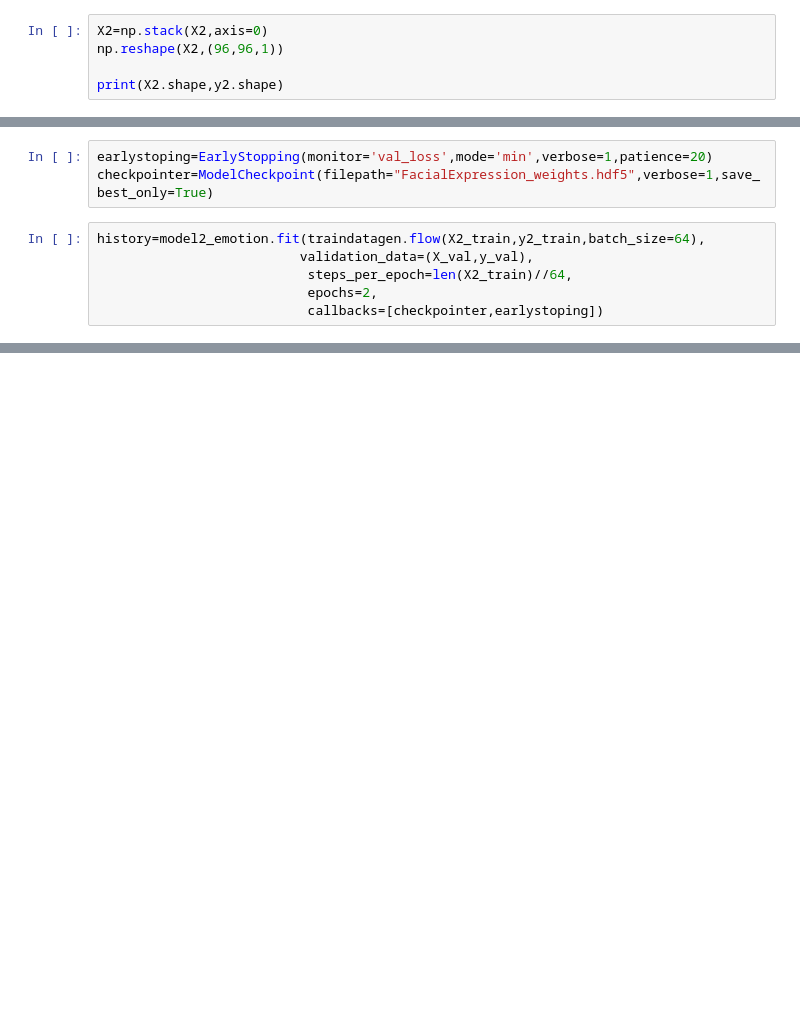
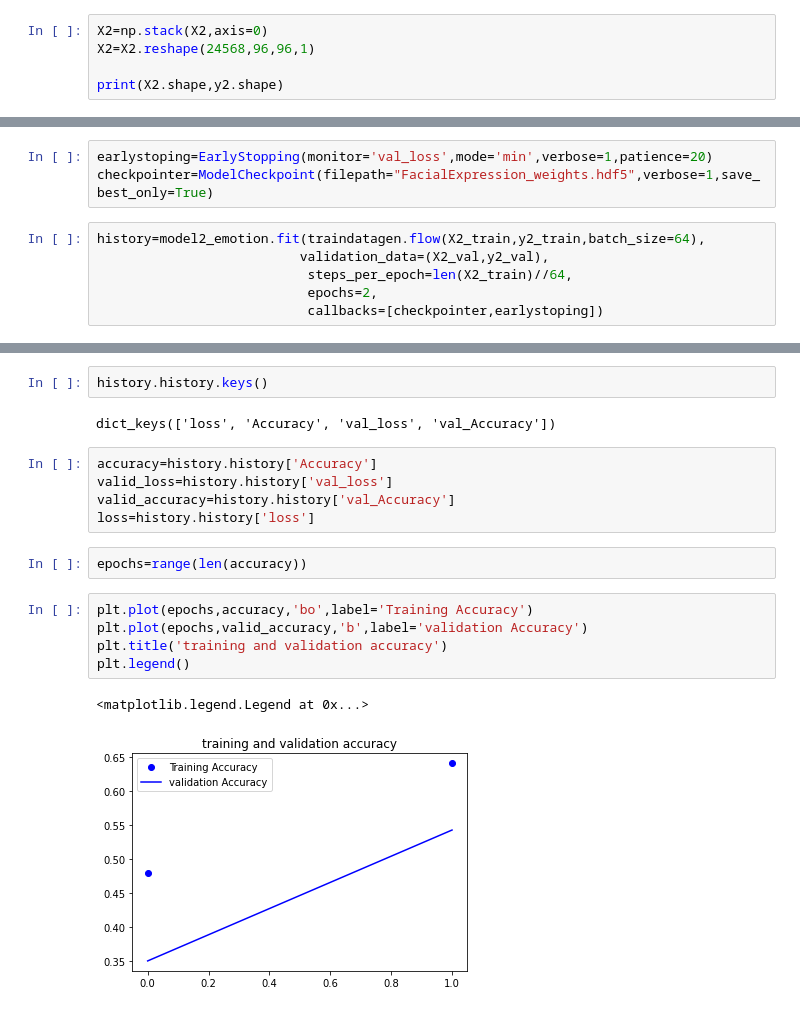
Before and after one commit to Bhavit03/My_work, a Jupyter notebook: emotionai.ipynb, the cells around one changed output, grey strips where cells are left out. Drawn from its saved outputs; the diff is of its cells as text; blank space fills up the shorter version.

```diff
--- a/emotionai.ipynb
+++ b/emotionai.ipynb
@@ -523,7 +546,7 @@ X2.shape
 (24568,)
 # %%
 X2=np.stack(X2,axis=0)
-np.reshape(X2,(96,96,1))
+X2=X2.reshape(24568,96,96,1)
 
 print(X2.shape,y2.shape)
 # %% [output]
@@ -581,7 +634,7 @@ earlystoping=EarlyStopping(monitor='val_loss',mode='min',verbose=1,patience=20)
 checkpointer=ModelCheckpoint(filepath="FacialExpression_weights.hdf5",verbose=1,save_best_only=True)
 # %%
 history=model2_emotion.fit(traindatagen.flow(X2_train,y2_train,batch_size=64),
-                          validation_data=(X_val,y_val),
+                          validation_data=(X2_val,y2_val),
                            steps_per_epoch=len(X2_train)//64,
                            epochs=2,
                            callbacks=[checkpointer,earlystoping])
@@ -587,0 +665,19 @@ history=model2_emotion.fit(traindatagen.flow(X2_train,y2_train,batch_size=64),
+# %%
+history.history.keys()
+# %% [output]
+dict_keys(['loss', 'Accuracy', 'val_loss', 'val_Accuracy'])
+# %%
+accuracy=history.history['Accuracy']
+valid_loss=history.history['val_loss']
+valid_accuracy=history.history['val_Accuracy']
+loss=history.history['loss']
+# %%
+epochs=range(len(accuracy))
+# %%
+plt.plot(epochs,accuracy,'bo',label='Training Accuracy')
+plt.plot(epochs,valid_accuracy,'b',label='validation Accuracy')
+plt.title('training and validation accuracy')
+plt.legend()
+# %% [output]
+<matplotlib.legend.Legend at 0x...>
+[figure, added]
```
Also changed, not shown: parts of 31 cells of this notebook.
